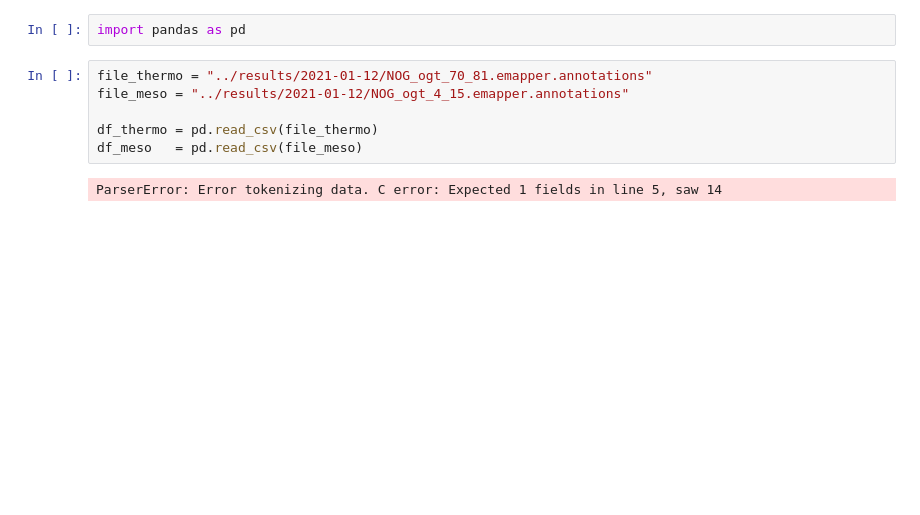
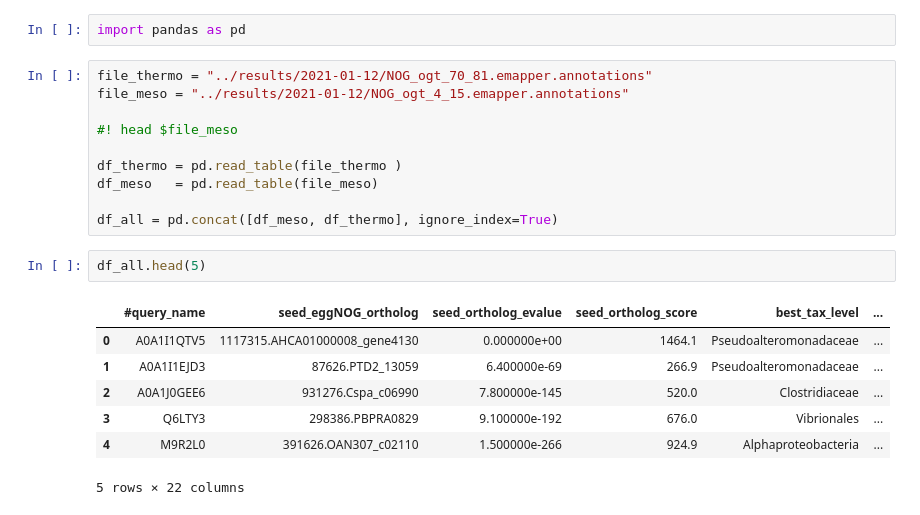
Before and after one commit to Umbriona/cycle_gan, a Jupyter notebook: scripts/Analysing_NOG.ipynb, the cells around one changed output. Saved outputs shown, nothing was run; the diff lists cells and outputs as text; blank space fills up the shorter version.

```diff
--- a/scripts/Analysing_NOG.ipynb
+++ b/scripts/Analysing_NOG.ipynb
@@ -4,7 +4,19 @@ import pandas as pd
 file_thermo = "../results/2021-01-12/NOG_ogt_70_81.emapper.annotations"
 file_meso = "../results/2021-01-12/NOG_ogt_4_15.emapper.annotations"
 
-df_thermo = pd.read_csv(file_thermo)
-df_meso   = pd.read_csv(file_meso)
+#! head $file_meso
+
+df_thermo = pd.read_table(file_thermo )
+df_meso   = pd.read_table(file_meso)
+
+df_all = pd.concat([df_meso, df_thermo], ignore_index=True)
-# %% [output]
-ParserError: Error tokenizing data. C error: Expected 1 fields in line 5, saw 14
+# %%
+df_all.head(5)
+# %% [output]
+|  | #query_name | seed_eggNOG_ortholog | seed_ortholog_evalue | seed_ortholog_score | best_tax_level | ... |
+| 0 | A0A1I1QTV5 | 1117315.AHCA01000008_gene4130 | 0.000000e+00 | 1464.1 | Pseudoalteromonadaceae | ... |
+| 1 | A0A1I1EJD3 | 87626.PTD2_13059 | 6.400000e-69 | 266.9 | Pseudoalteromonadaceae | ... |
+| 2 | A0A1J0GEE6 | 931276.Cspa_c06990 | 7.800000e-145 | 520.0 | Clostridiaceae | ... |
+| 3 | Q6LTY3 | 298386.PBPRA0829 | 9.100000e-192 | 676.0 | Vibrionales | ... |
+| 4 | M9R2L0 | 391626.OAN307_c02110 | 1.500000e-266 | 924.9 | Alphaproteobacteria | ... |
+5 rows × 22 columns
```
Also changed, not shown: parts of 19 cells of this notebook.
